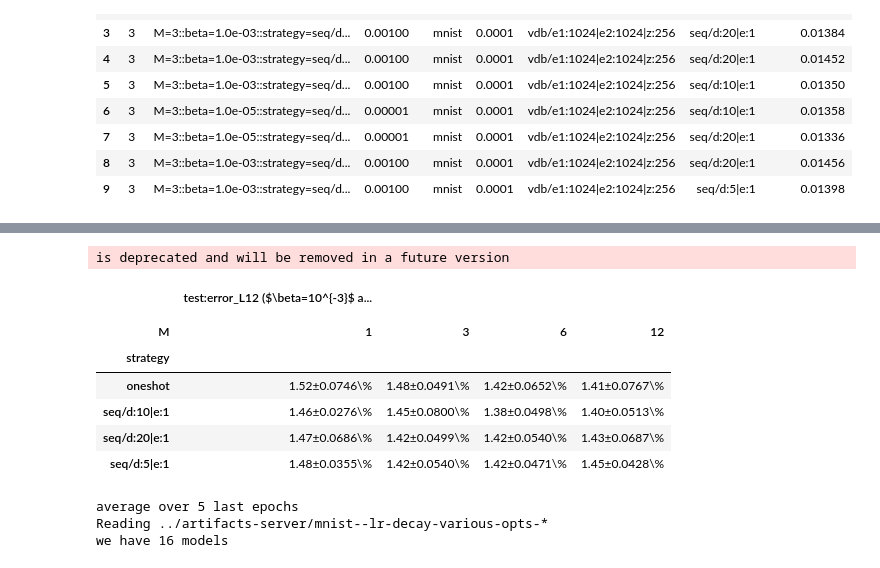
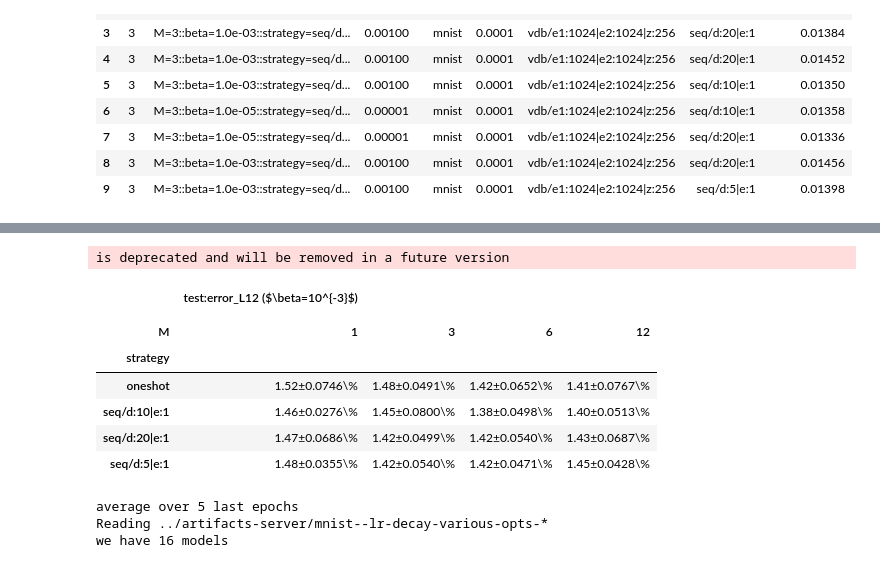
Before and after one commit to p16i/vdb, a Jupyter notebook: notebooks/plot-metric-tables.ipynb, the cells around one changed output, grey strips where cells are left out. Cells and saved outputs as stored; diff of their text form; code cells hidden in the pictures.

```diff
--- a/notebooks/plot-metric-tables.ipynb
+++ b/notebooks/plot-metric-tables.ipynb
@@ -42,6 +42,8 @@ Use eager execution and:
 def read_model_metrics(model_path, metric, average_n_last_epochs=5):
     with open(f"{model_path}/summary.yml", "r") as fh:
         summary = yaml.safe_load(fh)
+
+    assert summary["metrics"]["train"]["loss"] > 0
 
 
     del summary["metrics"]
@@ -66,6 +68,7 @@ def read_model_metrics(model_path, metric, average_n_last_epochs=5):
     df["metrics:test:error_L1"] =  1 - df["metrics:test:accuracy_L1"]
     df["metrics:train:error_L12"] =  1 - df["metrics:train:accuracy_L12"]
     df["metrics:test:error_L12"] =  1 - df["metrics:test:accuracy_L12"]
+    summary["name"] = model_path.split("/")[-1]
 
     average_metric = df[f"metrics:{metric}"][(-average_n_last_epochs):].mean()
     summary[metric] = average_metric
@@ -73,7 +76,7 @@ def read_model_metrics(model_path, metric, average_n_last_epochs=5):
 
 read_model_metrics(
     "../artifacts-server/mnist--various-opts-M1/vdb-mnist--2019-11-25--17-46-49",
-    "test:error_L1",
+    "test:accuracy_L12",
     average_n_last_epochs=5
 )
 # %% [output]
@@ -188,7 +192,7 @@ def print_table(df, beta, metric, should_print=True):
 
 
     df = df.drop(columns=[metric])\
-        .rename(columns={"temp": f"{metric} ($\\beta=10^{{%d}}$ and averaged over {n_last} epochs)" % np.log10(beta)}) \
+        .rename(columns={"temp": f"{metric} ($\\beta=10^{{%d}}$)" % np.log10(beta)}) \
         .pivot(index="strategy", columns="M")
 
     if should_print:
@@ -213,7 +217,7 @@ seq/d:5|e:1  &                                      1.48±0.0355\% &  1.42±0.05
 \bottomrule
 \end{tabular}
 is deprecated and will be removed in a future version
-|  | test:error_L12 ($\beta=10^{-3}$ a... |  |  |  |
+|  | test:error_L12 ($\beta=10^{-3}$) |  |  |  |
 |  |  |  |  |  |
 | M | 1 | 3 | 6 | 12 |
 | strategy |  |  |  |  |
```
Also changed, not shown: parts of 42 cells of this notebook, 9 other files.
